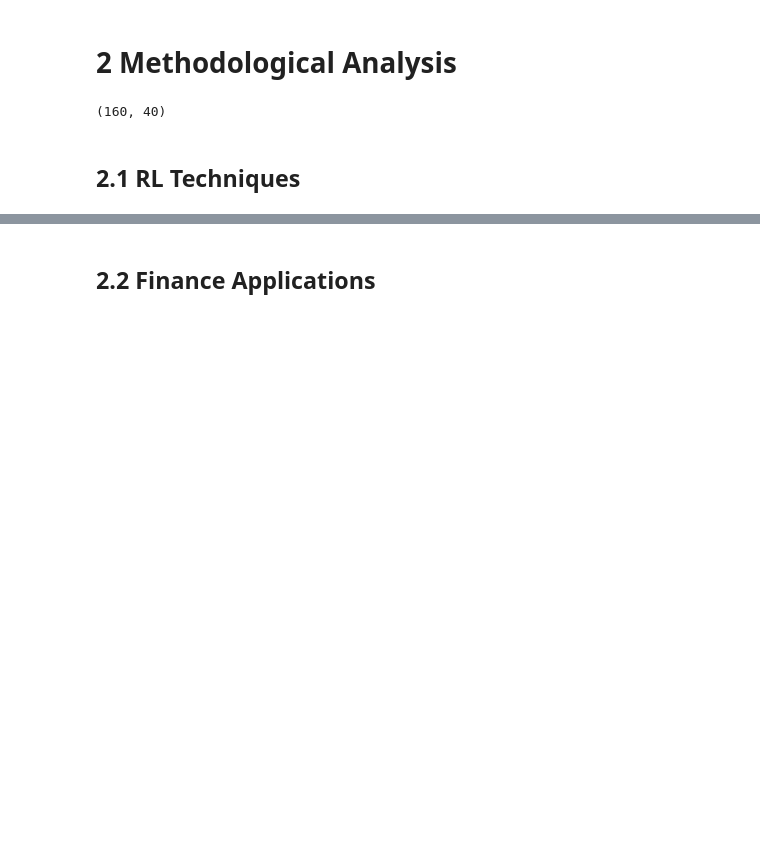
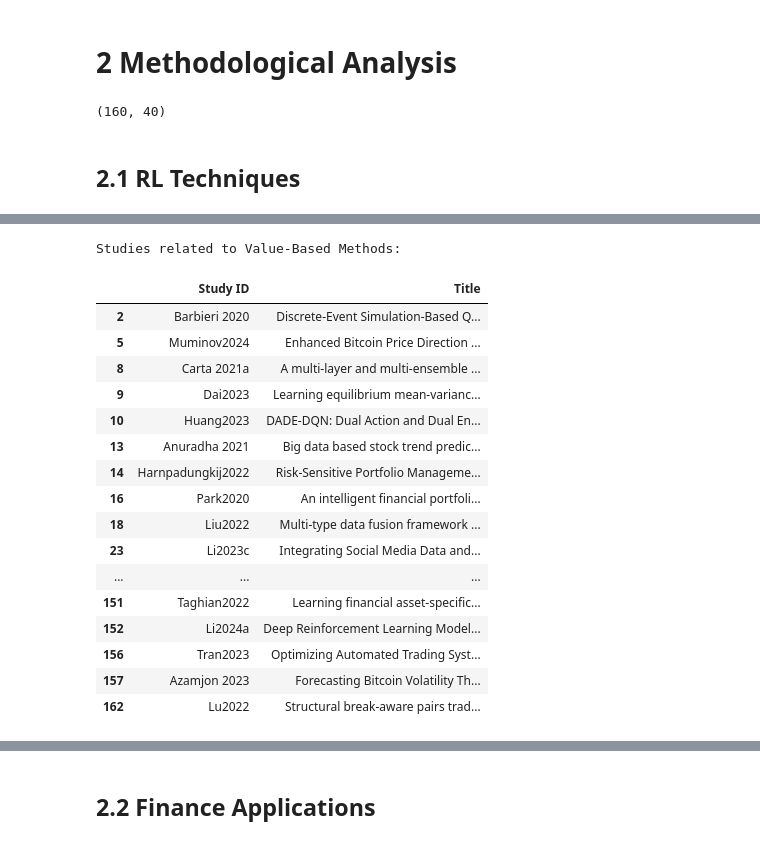
Before and after one commit to MSCA-DN-Digital-Finance/WP3_eXplainable_and_Fair_AI, a Jupyter notebook: IRP1/Code/systematic_literature_review/250602_analysis.ipynb, the cells around one changed output, grey strips where cells are left out. Cells and saved outputs as stored; diff of their text form; code cells hidden in the pictures; blank space fills up the shorter version.

```diff
--- a/IRP1/Code/systematic_literature_review/250602_analysis.ipynb
+++ b/IRP1/Code/systematic_literature_review/250602_analysis.ipynb
@@ -160,0 +185,23 @@ Model-based Method: 8
+# %%
+# show studyID and title of rows with value-based methods
+print('Studies related to Value-Based Methods:')
+df[df['Which RL technique is used?'] == 'Value-based Method'][['Study ID', 'Title']]
+# %% [output]
+Studies related to Value-Based Methods:
+|  | Study ID | Title |
+| 2 | Barbieri 2020 | Discrete-Event Simulation-Based Q... |
+| 5 | Muminov2024 | Enhanced Bitcoin Price Direction ... |
+| 8 | Carta 2021a | A multi-layer and multi-ensemble ... |
+| 9 | Dai2023 | Learning equilibrium mean-varianc... |
+| 10 | Huang2023 | DADE-DQN: Dual Action and Dual En... |
+| 13 | Anuradha 2021 | Big data based stock trend predic... |
+| 14 | Harnpadungkij2022 | Risk-Sensitive Portfolio Manageme... |
+| 16 | Park2020 | An intelligent financial portfoli... |
+| 18 | Liu2022 | Multi-type data fusion framework ... |
+| 23 | Li2023c | Integrating Social Media Data and... |
+| ... | ... | ... |
+| 151 | Taghian2022 | Learning financial asset-specific... |
+| 152 | Li2024a | Deep Reinforcement Learning Model... |
+| 156 | Tran2023 | Optimizing Automated Trading Syst... |
+| 157 | Azamjon 2023 | Forecasting Bitcoin Volatility Th... |
+| 162 | Lu2022 | Structural break-aware pairs trad... |
```
Also changed, not shown: parts of 15 cells of this notebook, 3 other files.
